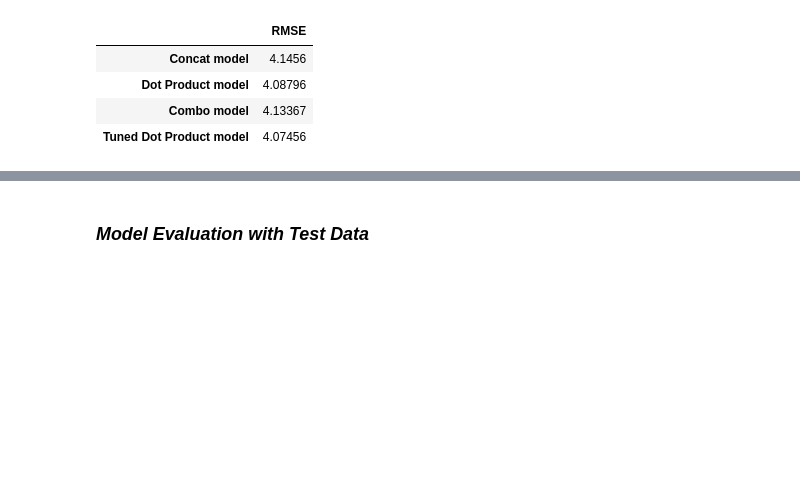
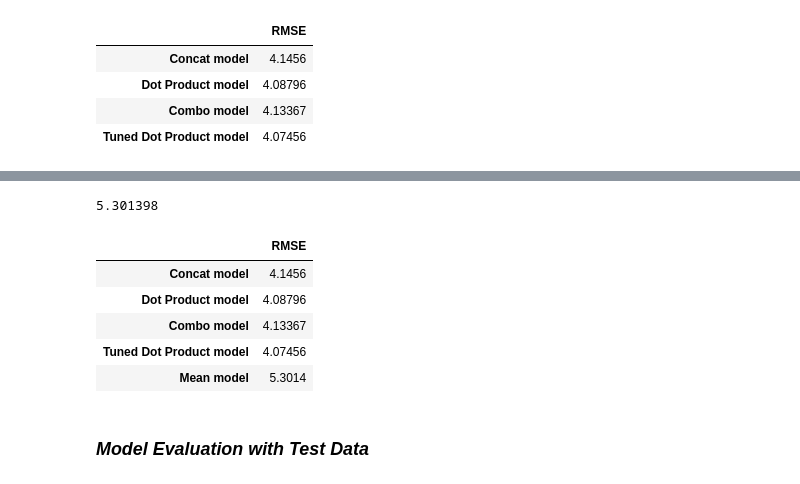
Before and after one commit to Chiosas/Jester_Jokes, a Jupyter notebook: Jester_Jokes_Project.ipynb, the cells around one changed output, grey strips where cells are left out. Cells and saved outputs as stored; diff of their text form; code cells hidden in the pictures; blank space fills up the shorter version.

```diff
--- a/Jester_Jokes_Project.ipynb
+++ b/Jester_Jokes_Project.ipynb
@@ -1158,0 +1169,2 @@ model_metrics[['RMSE']]
+# %%
+mean_model = MeanModel(train_data[target_col].mean())
@@ -1158,0 +1173,6 @@ model_metrics[['RMSE']]
+# %%
+mean_model.compile(
+    optimizer=keras.optimizers.Adam(lr=LEARN_RATE),
+    loss=keras.losses.mse,
+    metrics=[keras.metrics.mae, keras.metrics.RootMeanSquaredError()],
+)
@@ -1159,3 +1184,20 @@ model_metrics[['RMSE']]
+# %%
+model_rmse = model_metric(mean_model, val_dataset, scaler)
+model_rmse
+# %% [output]
+5.301398
+# %%
+model_metrics.loc[f'{model_name} model', 'RMSE'] = model_rmse
+model_metrics.loc[f'{model_name} model', 'History'] = None
+# %%
+model_metrics[['RMSE']]
+# %% [output]
+|  | RMSE |
+| Concat model | 4.1456 |
+| Dot Product model | 4.08796 |
+| Combo model | 4.13367 |
+| Tuned Dot Product model | 4.07456 |
+| Mean model | 5.3014 |
 # %% [markdown]
 ### ***Model Evaluation with Test Data***
 # %%
```
Also changed, not shown: parts of 5 cells of this notebook.
